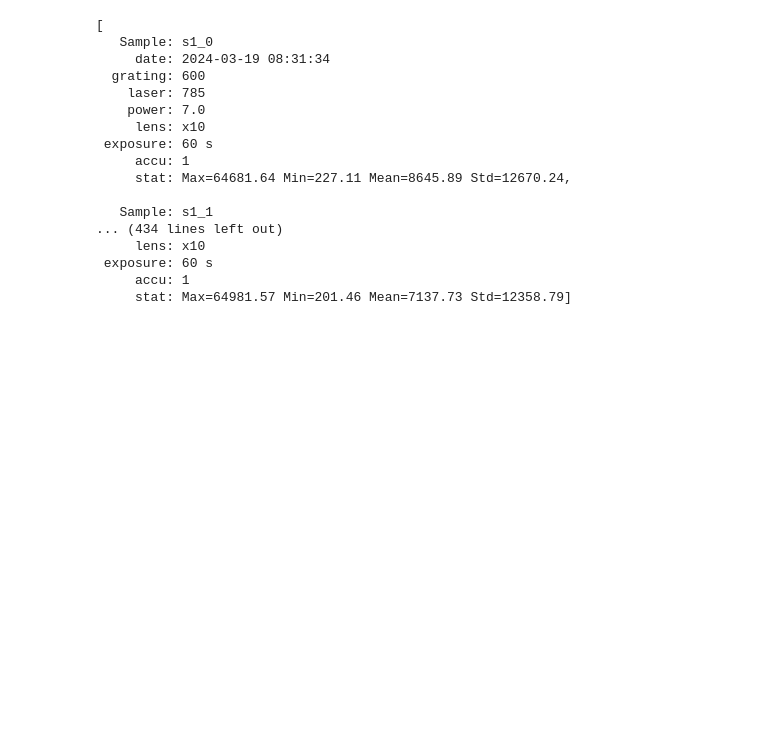
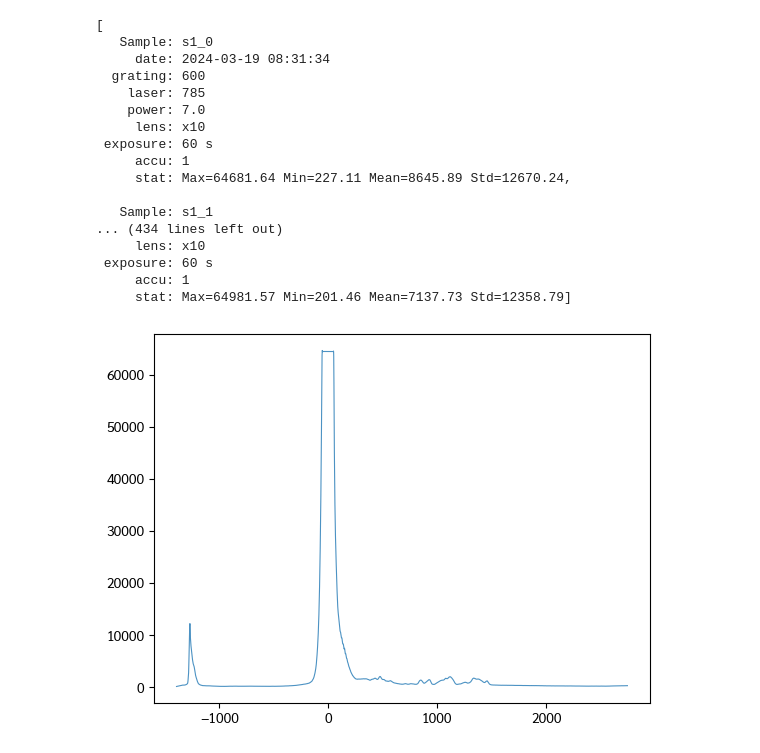
Before and after one commit to AIT-brainlab/raman-for-glucose-measurement, a Jupyter notebook: scripts/load-data-to-mongodb.ipynb, the cells around one changed output. Saved outputs shown, nothing was run; the diff lists cells and outputs as text; code cells hidden in the pictures; blank space fills up the shorter version.

```diff
--- a/scripts/load-data-to-mongodb.ipynb
+++ b/scripts/load-data-to-mongodb.ipynb
@@ -124,0 +130,7 @@ samples
+# %%
+# Referece
+glucose = Reference.from_file(path=Path("../data/reference/glucose/macro/glucose_macro_0-71_0-10_600_785 nm_30 s_5_2025_06_09_17_24_33_01.txt"))
+glucose.save()
+glucose.to_sample().plot()
+# %% [output]
+[figure, added]
```
Also changed, not shown: parts of 5 cells of this notebook, 2 other files.
